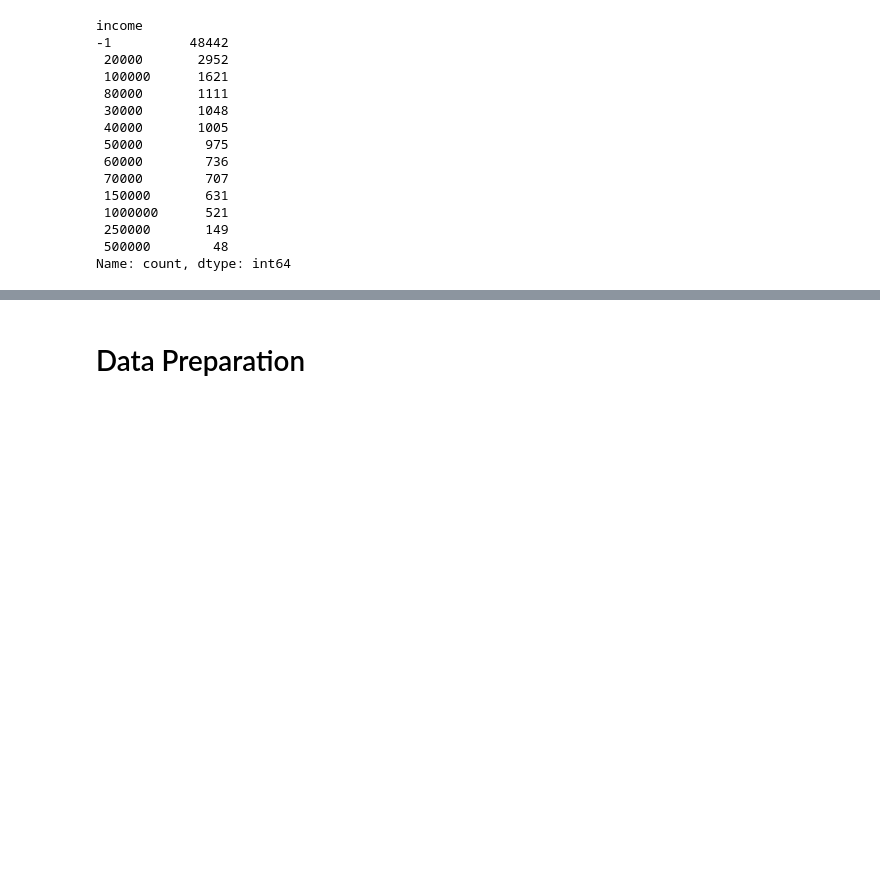
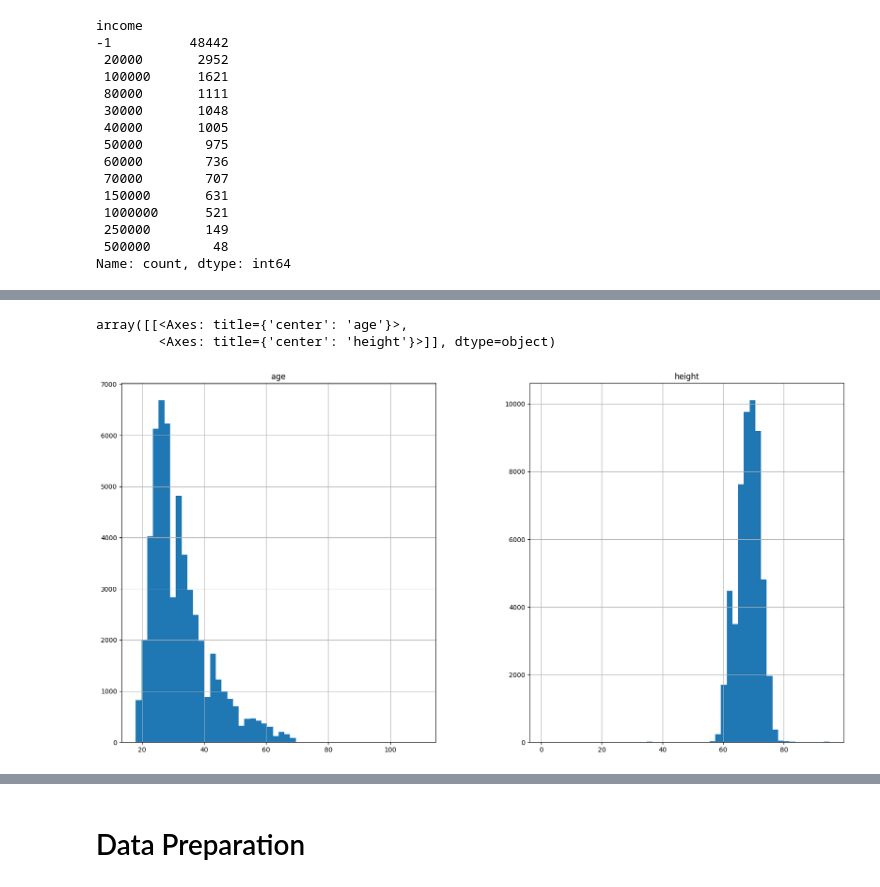
Before and after one commit to BinaryBite/OkCupid_Analysis, a Jupyter notebook: attempt_2.ipynb, the cells around one changed output, grey strips where cells are left out. Drawn from its saved outputs; the diff is of its cells as text; code cells hidden in the pictures; blank space fills up the shorter version.

Commit message:
Changes to be committed:     modified:   attempt_2.ipynb     modified:   my_functions.py     new file:   reproducable_split2.py

```diff
--- a/attempt_2.ipynb
+++ b/attempt_2.ipynb
@@ -144,0 +147,2 @@ value_counts_table
+# %%
+df.drop(columns = ["last_online", "location", "income", "ethnicity", "diet", "offspring", "pets", "religion", "sign"], inplace = True)
@@ -144,0 +151,15 @@ value_counts_table
+# %%
+from reproducable_split2 import add_identifiers
+df = add_identifiers(df)
+# %%
+def create_working(df):
+    train_df = df[df["which_set"] == "train"]
+    working = train_df.copy()
+    return working
+
+def create_holding(df):
+    test_df = df[df["which_set"] == "test"]
+    holding = test_df.copy()
+    return holding
+
+working = create_working(df)
@@ -144,0 +186,6 @@ value_counts_table
+# %%
+working.hist(bins = 50, figsize = (20,10))
+# %% [output]
+array([[<Axes: title={'center': 'age'}>,
+        <Axes: title={'center': 'height'}>]], dtype=object)
+[figure, added]
```
Also changed, not shown: parts of 71 cells of this notebook, 2 other files.
